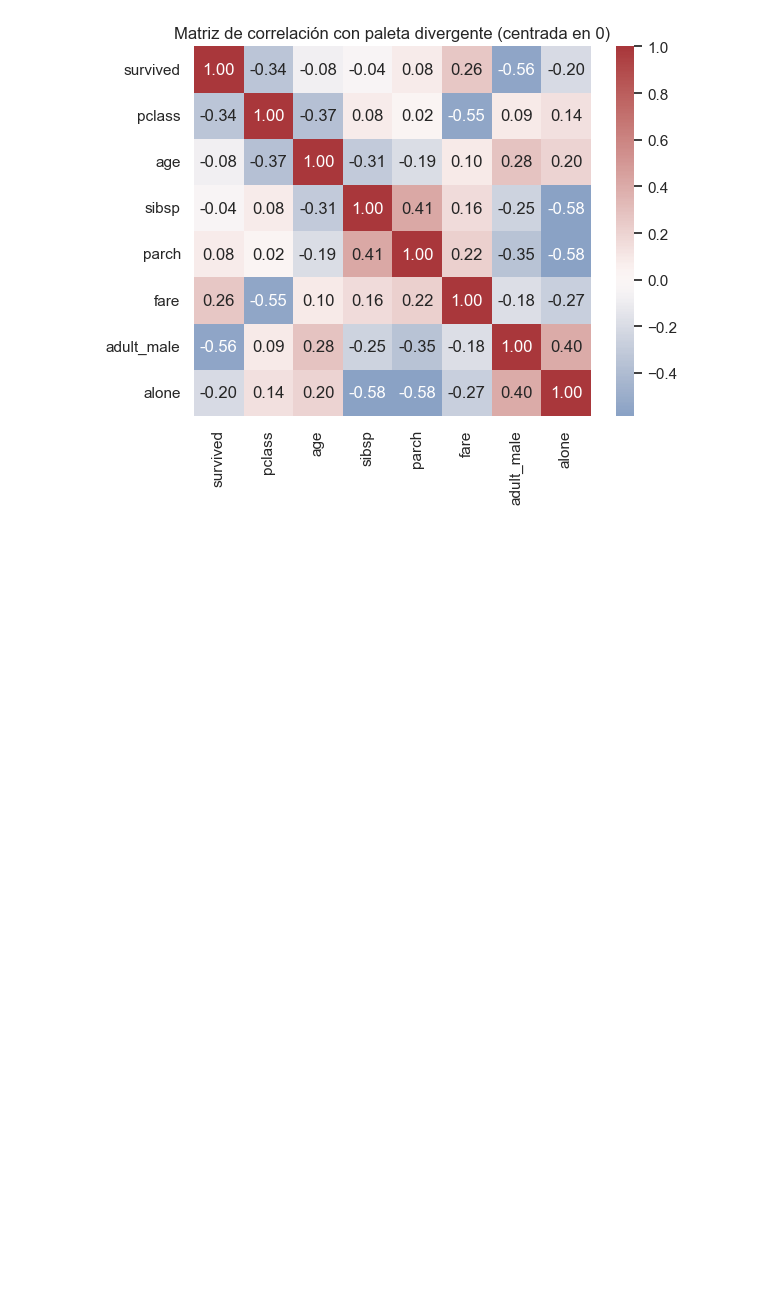
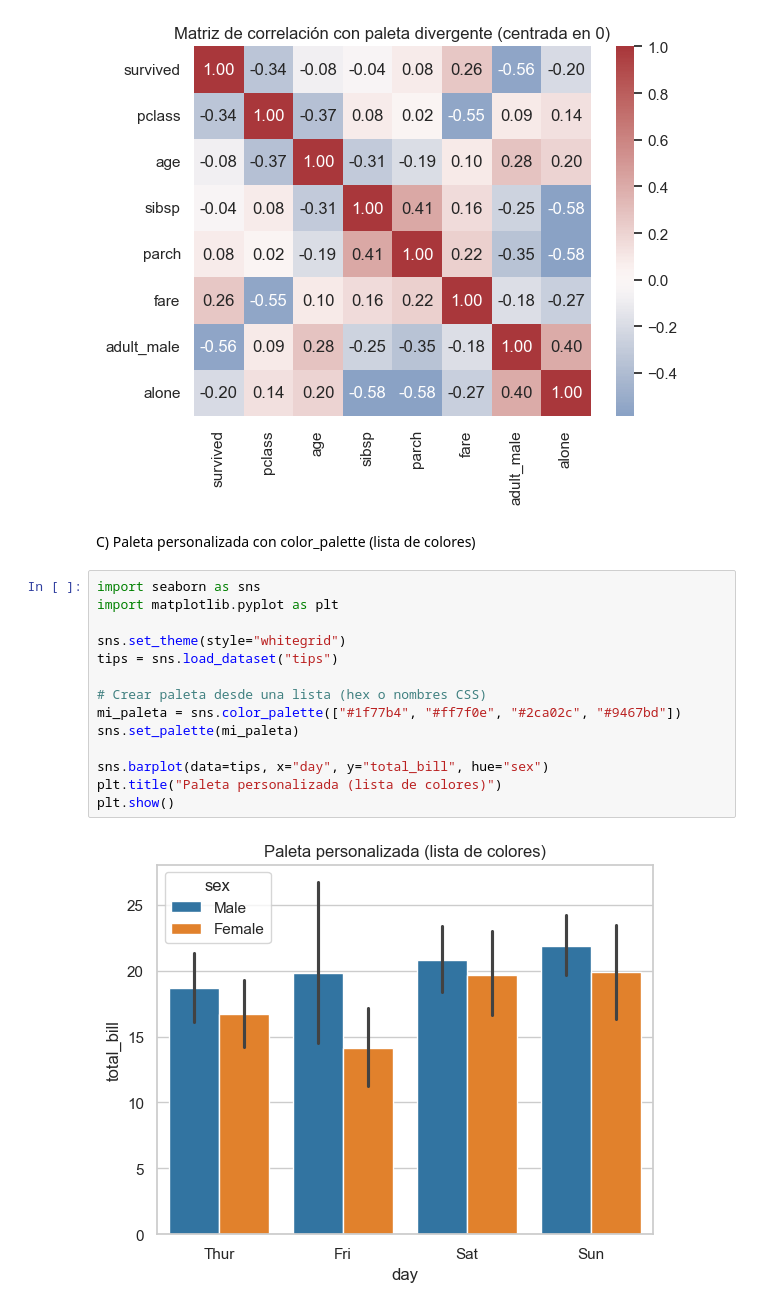
Before and after one commit to wilson-j-insaurralde/Seaborn, a Jupyter notebook: teoria/007_Estilo y personalización avanzada.ipynb, the cells around one changed output. Saved outputs shown, nothing was run; the diff lists cells and outputs as text; blank space fills up the shorter version.

```diff
--- a/teoria/007_Estilo y personalización avanzada.ipynb
+++ b/teoria/007_Estilo y personalización avanzada.ipynb
@@ -40,3 +40,21 @@ plt.title("Matriz de correlación con paleta divergente (centrada en 0)")
 plt.show()
 # %% [output]
 [figure]
+# %% [markdown]
+C) Paleta personalizada con color_palette (lista de colores)
+# %%
+import seaborn as sns
+import matplotlib.pyplot as plt
+
+sns.set_theme(style="whitegrid")
+tips = sns.load_dataset("tips")
+
+# Crear paleta desde una lista (hex o nombres CSS)
+mi_paleta = sns.color_palette(["#1f77b4", "#ff7f0e", "#2ca02c", "#9467bd"])
+sns.set_palette(mi_paleta)
+
+sns.barplot(data=tips, x="day", y="total_bill", hue="sex")
+plt.title("Paleta personalizada (lista de colores)")
+plt.show()
+# %% [output]
+[figure, added]
```
Also changed, not shown: parts of 6 cells of this notebook.
